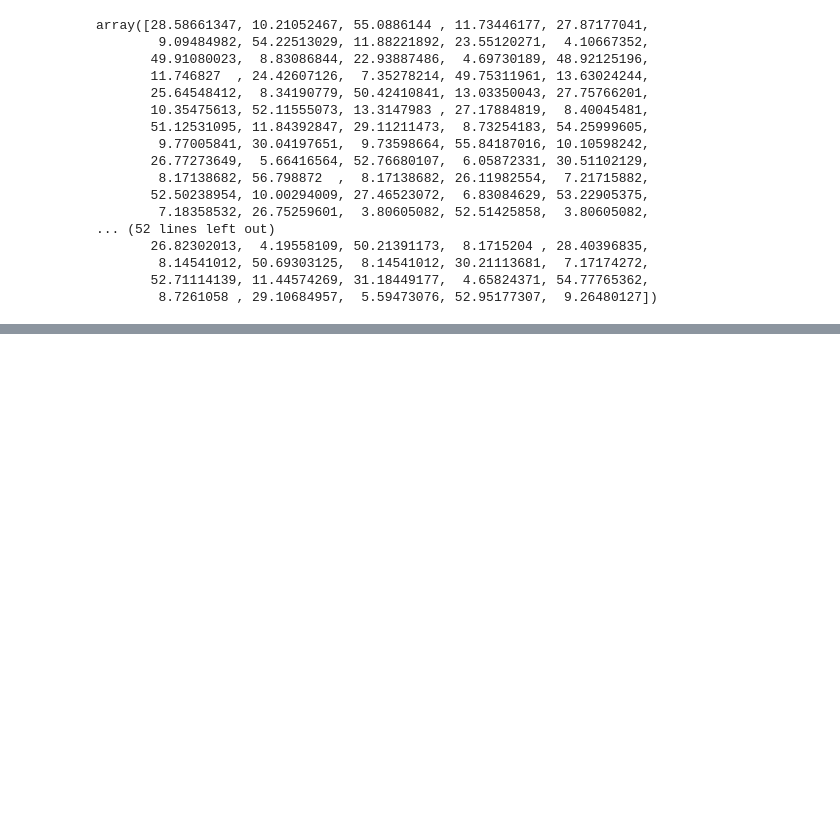
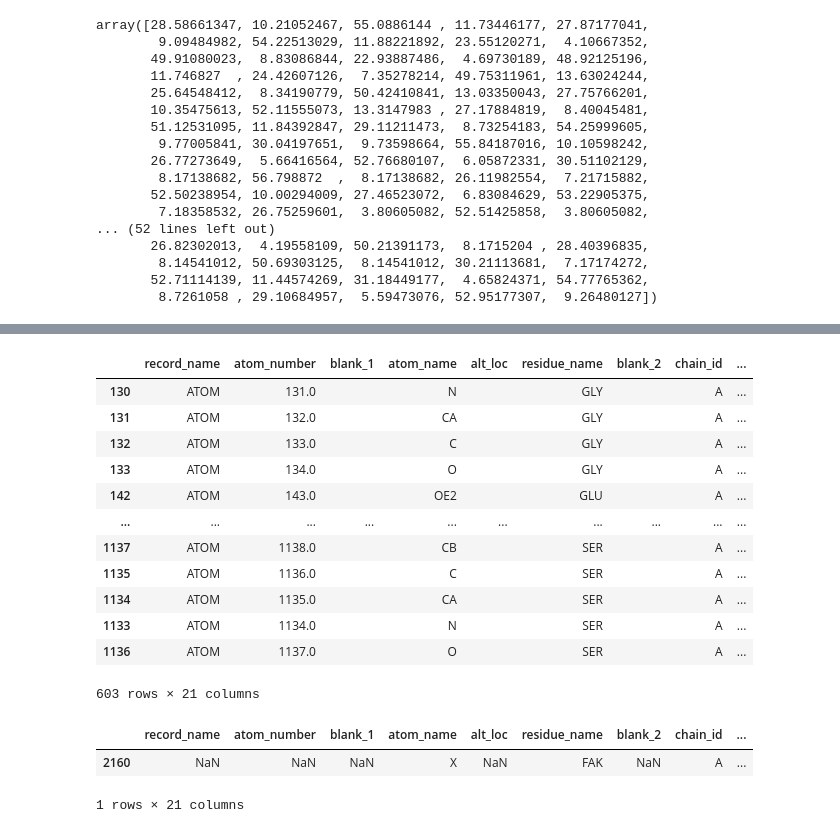
Before and after one commit to yanz-24/kissim-ligand-aware, a Jupyter notebook: docs/tutorials/ligand_aware.ipynb, the cells around one changed output, grey strips where cells are left out. Drawn from its saved outputs; the diff is of its cells as text; code cells hidden in the pictures; blank space fills up the shorter version.

```diff
--- a/docs/tutorials/ligand_aware.ipynb
+++ b/docs/tutorials/ligand_aware.ipynb
@@ -820,0 +829,26 @@ ValueError: invalid literal for int() with base 10: '_'
+# %%
+# add fake residues to the list
+pdb_with_fake = df_prot.copy()
+for residue_number in missing_residues_id:
+    if residue_number not in pdb_with_fake['residue_number'].values:
+        fake_residues = pd.DataFrame([
+            {
+                'residue_number': residue_number,        # Choose an ID not in pdb_df
+                'residue_name': 'FAK',    # Fake residue name
+                'chain_id': 'A',          # Can be any unused chain
+                'x_coord': np.nan,
+                'y_coord': np.nan,
+                'z_coord': np.nan,
+                'atom_name': 'X',        # You can add more atoms if needed
+                # Add other columns as needed
+            }
+            # You can add more dicts here if you want multiple fake residues
+        ])
+
+        # Ensure column match
+        fake_residues = fake_residues.reindex(columns=df_prot.columns)
+
+        # Append to the PDB dataframe
+        pdb_with_fake = pd.concat([pdb_with_fake, fake_residues], ignore_index=True)
+pdb_with_fake.sort_values(by='residue_number', inplace=True)
+pdb_with_fake[pdb_with_fake['residue_number'].isin(missing_residues_id)]
@@ -820,0 +862,24 @@ ValueError: invalid literal for int() with base 10: '_'
+# %%
+# Filter pocket residues from the PDB structure
+df_pocket_residues = pdb_with_fake[pdb_with_fake['residue_number'].isin(pocket_residues_ids)]
+df_pocket_residues
+# %% [output]
+|  | record_name | atom_number | blank_1 | atom_name | alt_loc | residue_name | blank_2 | chain_id | ... |
+| 130 | ATOM | 131.0 |  | N |  | GLY |  | A | ... |
+| 131 | ATOM | 132.0 |  | CA |  | GLY |  | A | ... |
+| 132 | ATOM | 133.0 |  | C |  | GLY |  | A | ... |
+| 133 | ATOM | 134.0 |  | O |  | GLY |  | A | ... |
+| 142 | ATOM | 143.0 |  | OE2 |  | GLU |  | A | ... |
+| ... | ... | ... | ... | ... | ... | ... | ... | ... | ... |
+| 1137 | ATOM | 1138.0 |  | CB |  | SER |  | A | ... |
+| 1135 | ATOM | 1136.0 |  | C |  | SER |  | A | ... |
+| 1134 | ATOM | 1135.0 |  | CA |  | SER |  | A | ... |
+| 1133 | ATOM | 1134.0 |  | N |  | SER |  | A | ... |
+| 1136 | ATOM | 1137.0 |  | O |  | SER |  | A | ... |
+603 rows × 21 columns
+# %%
+df_pocket_residues[df_pocket_residues['residue_number'] == 46]
+# %% [output]
+|  | record_name | atom_number | blank_1 | atom_name | alt_loc | residue_name | blank_2 | chain_id | ... |
+| 2160 | NaN | NaN | NaN | X | NaN | FAK | NaN | A | ... |
+1 rows × 21 columns
```
Also changed, not shown: parts of 27 cells of this notebook.
